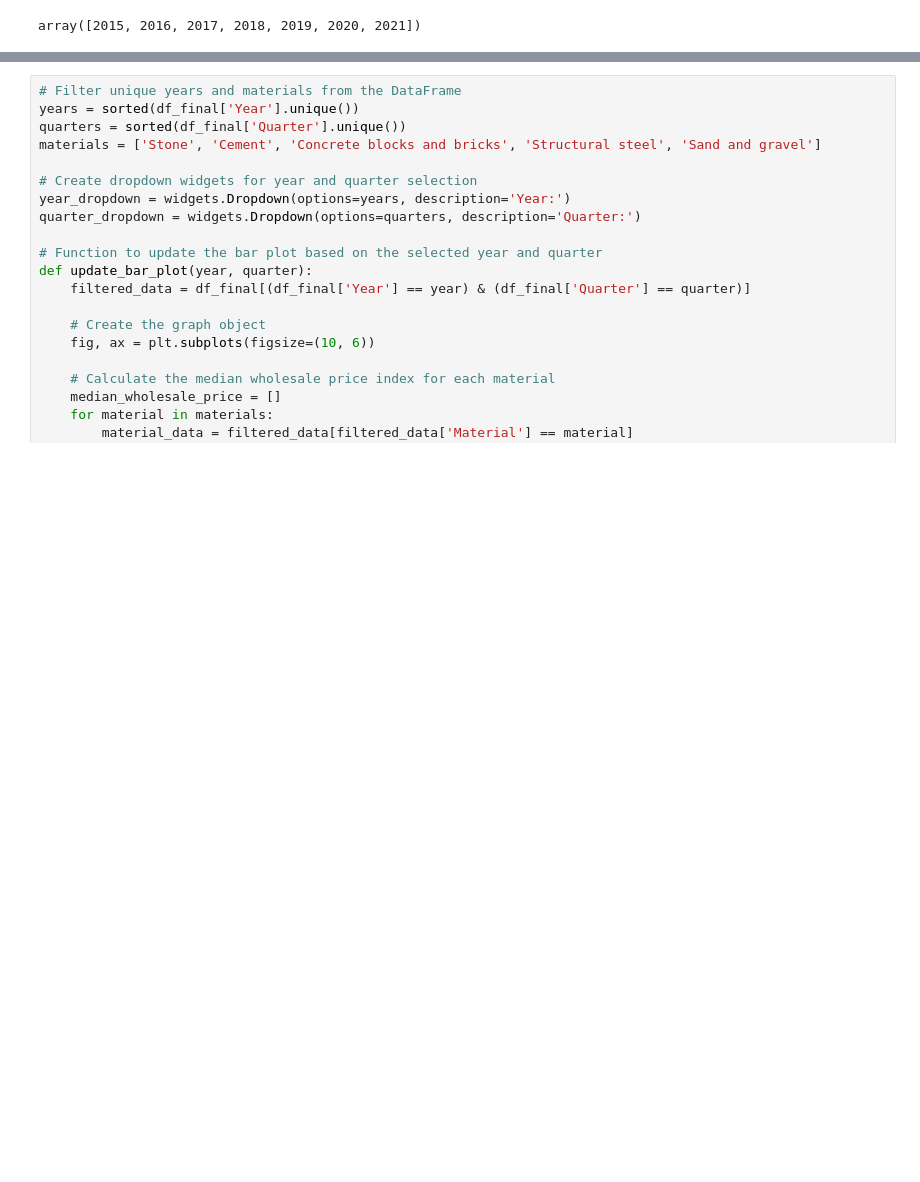
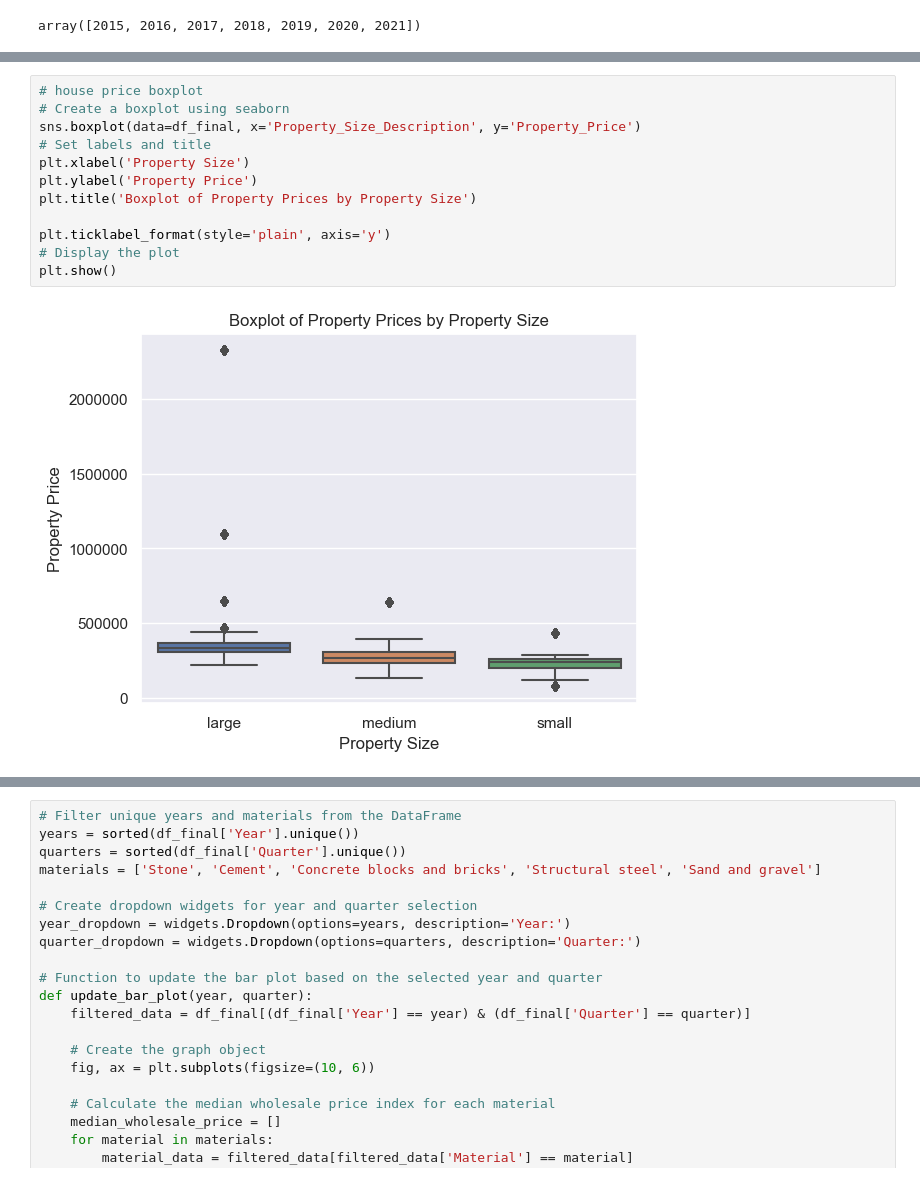
Before and after one commit to aytenkermencct/assesment_cct, a Jupyter notebook: dataPreperation.ipynb, the cells around one changed output, grey strips where cells are left out. Drawn from its saved outputs; the diff is of its cells as text; blank space fills up the shorter version.

```diff
--- a/dataPreperation.ipynb
+++ b/dataPreperation.ipynb
@@ -547 +616,15 @@ sns.boxplot(data=df_final[cols])
+# %%
+# house price boxplot
+# Create a boxplot using seaborn
+sns.boxplot(data=df_final, x='Property_Size_Description', y='Property_Price')
+# Set labels and title
+plt.xlabel('Property Size')
+plt.ylabel('Property Price')
+plt.title('Boxplot of Property Prices by Property Size')
+
+plt.ticklabel_format(style='plain', axis='y')
+# Display the plot
+plt.show()
+# %% [output]
+[figure, added]
 # %%
```
Also changed, not shown: parts of 53 cells of this notebook.
